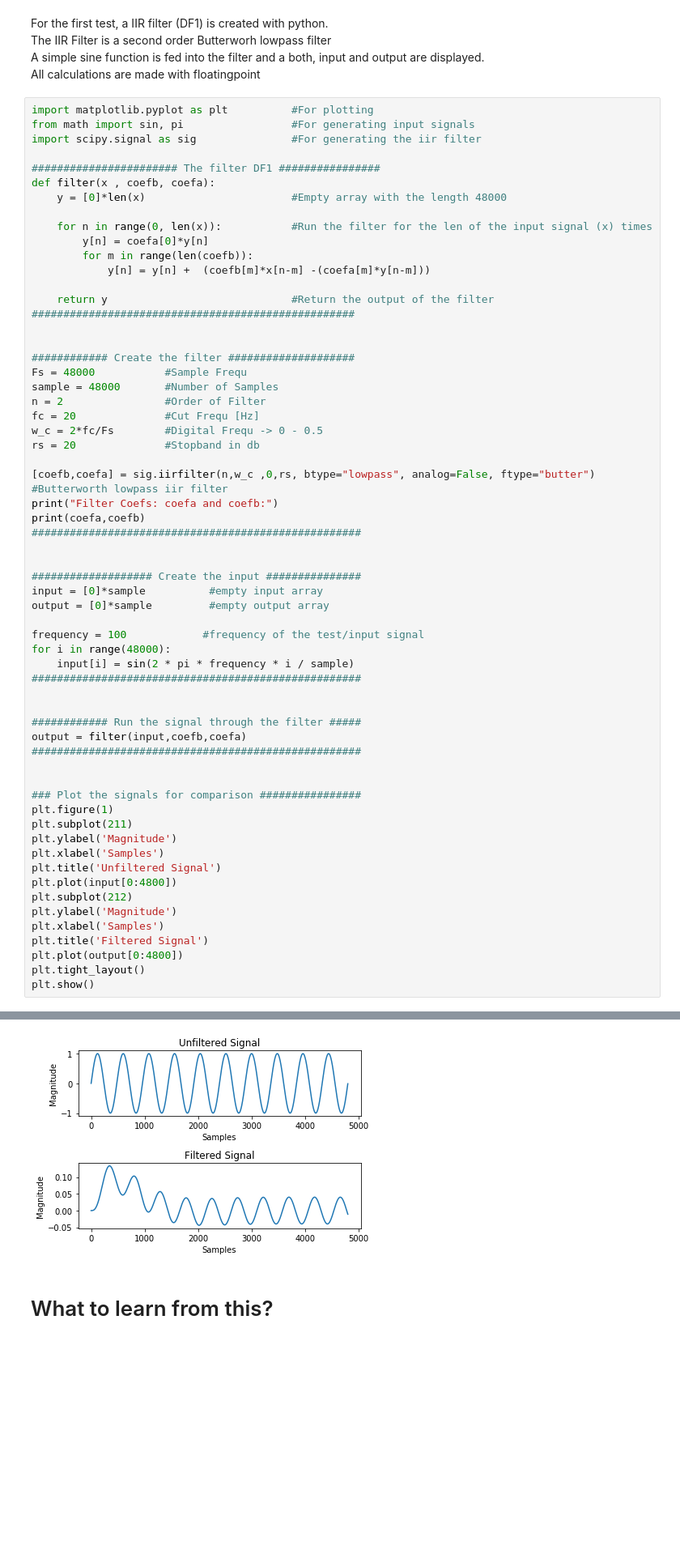
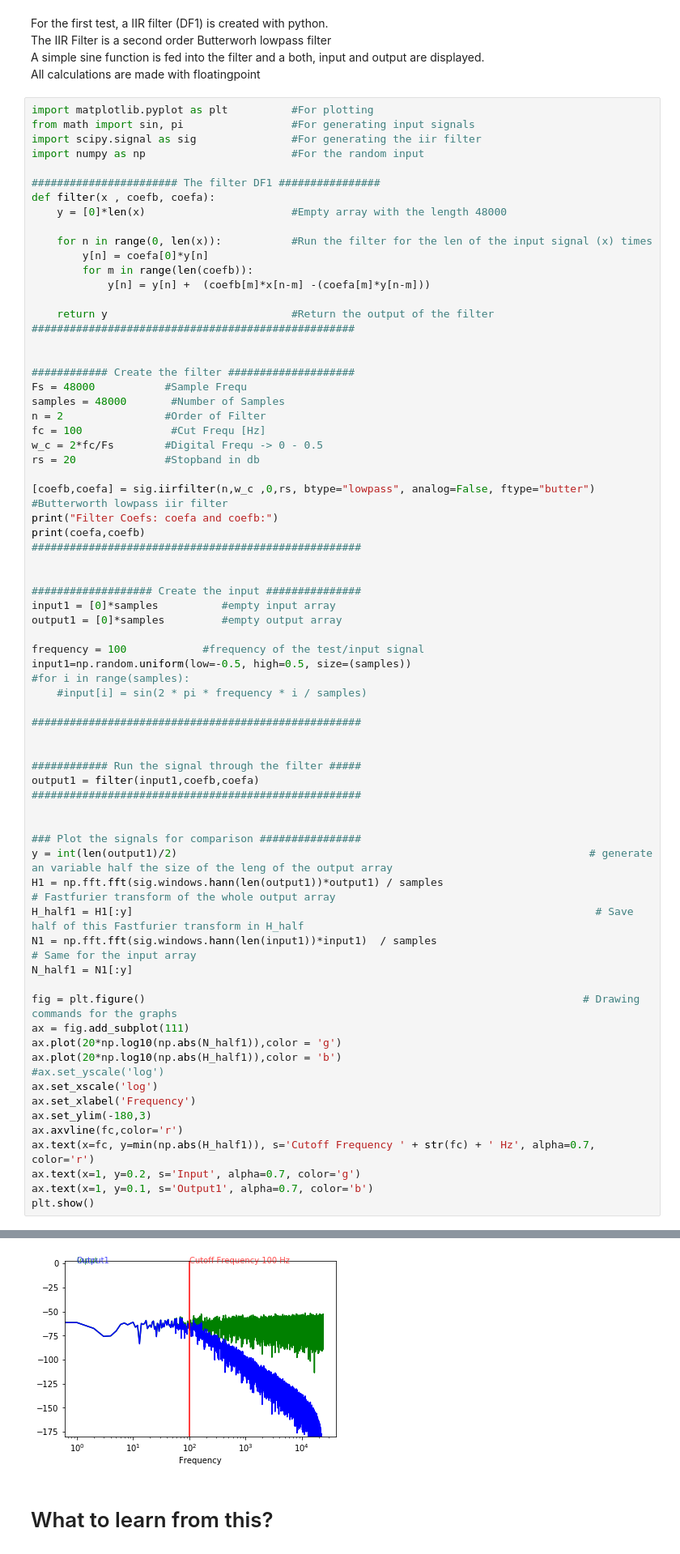
Before and after one commit to chipmuenk/dsp_nmigen, a Jupyter notebook: IIR Filter with NMigen tutorial.ipynb, the cells around one changed output, grey strips where cells are left out. Shown at 81% size. Drawn from its saved outputs; the diff is of its cells as text; blank space fills up the shorter version.

```diff
--- a/IIR Filter with NMigen tutorial.ipynb
+++ b/IIR Filter with NMigen tutorial.ipynb
@@ -99,6 +104,7 @@ All calculations are made with floatingpoint <br>
 import matplotlib.pyplot as plt          #For plotting
 from math import sin, pi                 #For generating input signals
 import scipy.signal as sig               #For generating the iir filter
+import numpy as np                       #For the random input
 
 ####################### The filter DF1 ################
 def filter(x , coefb, coefa):
@@ -115,9 +121,9 @@ def filter(x , coefb, coefa):
 
 ############ Create the filter ####################
 Fs = 48000           #Sample Frequ
-sample = 48000       #Number of Samples
+samples = 48000       #Number of Samples
 n = 2                #Order of Filter
-fc = 20              #Cut Frequ [Hz]
+fc = 100              #Cut Frequ [Hz]
 w_c = 2*fc/Fs        #Digital Frequ -> 0 - 0.5
 rs = 20              #Stopband in db
 
@@ -128,33 +134,41 @@ print(coefa,coefb)
 
 
 ################### Create the input ###############
-input = [0]*sample          #empty input array
-output = [0]*sample         #empty output array
+input1 = [0]*samples          #empty input array
+output1 = [0]*samples         #empty output array
 
 frequency = 100            #frequency of the test/input signal
-for i in range(48000):
-    input[i] = sin(2 * pi * frequency * i / sample)
+input1=np.random.uniform(low=-0.5, high=0.5, size=(samples))
+#for i in range(samples):
+    #input[i] = sin(2 * pi * frequency * i / samples)
+
 ####################################################
 
 
 ############ Run the signal through the filter #####
-output = filter(input,coefb,coefa)
+output1 = filter(input1,coefb,coefa)
 ####################################################
 
 
 ### Plot the signals for comparison ################
-plt.figure(1)
-plt.subplot(211)
-plt.ylabel('Magnitude')
-plt.xlabel('Samples')
-plt.title('Unfiltered Signal')
-plt.plot(input[0:4800])
-plt.subplot(212)
-plt.ylabel('Magnitude')
-plt.xlabel('Samples')
-plt.title('Filtered Signal')
-plt.plot(output[0:4800])
-plt.tight_layout()
+y = int(len(output1)/2)                                                                 # generate an variable half the size of the leng of the output array
+H1 = np.fft.fft(sig.windows.hann(len(output1))*output1) / samples                                                                # Fastfurier transform of the whole output array
+H_half1 = H1[:y]                                                                         # Save half of this Fastfurier transform in H_half
+N1 = np.fft.fft(sig.windows.hann(len(input1))*input1)  / samples                                                                # Same for the input array
+N_half1 = N1[:y]
+
+fig = plt.figure()                                                                     # Drawing commands for the graphs
+ax = fig.add_subplot(111)
+ax.plot(20*np.log10(np.abs(N_half1)),color = 'g')
+ax.plot(20*np.log10(np.abs(H_half1)),color = 'b')
+#ax.set_yscale('log')
+ax.set_xscale('log')
+ax.set_xlabel('Frequency')
+ax.set_ylim(-180,3)
+ax.axvline(fc,color='r')
+ax.text(x=fc, y=min(np.abs(H_half1)), s='Cutoff Frequency ' + str(fc) + ' Hz', alpha=0.7, color='r')
+ax.text(x=1, y=0.2, s='Input', alpha=0.7, color='g')
+ax.text(x=1, y=0.1, s='Output1', alpha=0.7, color='b')
 plt.show()
 # %% [output]
 Filter Coefs: coefa and coefb:
@@ -162,4 +176,4 @@ Filter Coefs: coefa and coefb:
-[figure, old version]
+[figure, new version]
 # %% [markdown]
 # What to learn from this?
 # %% [markdown]
```
Also changed, not shown: parts of 34 cells of this notebook.
